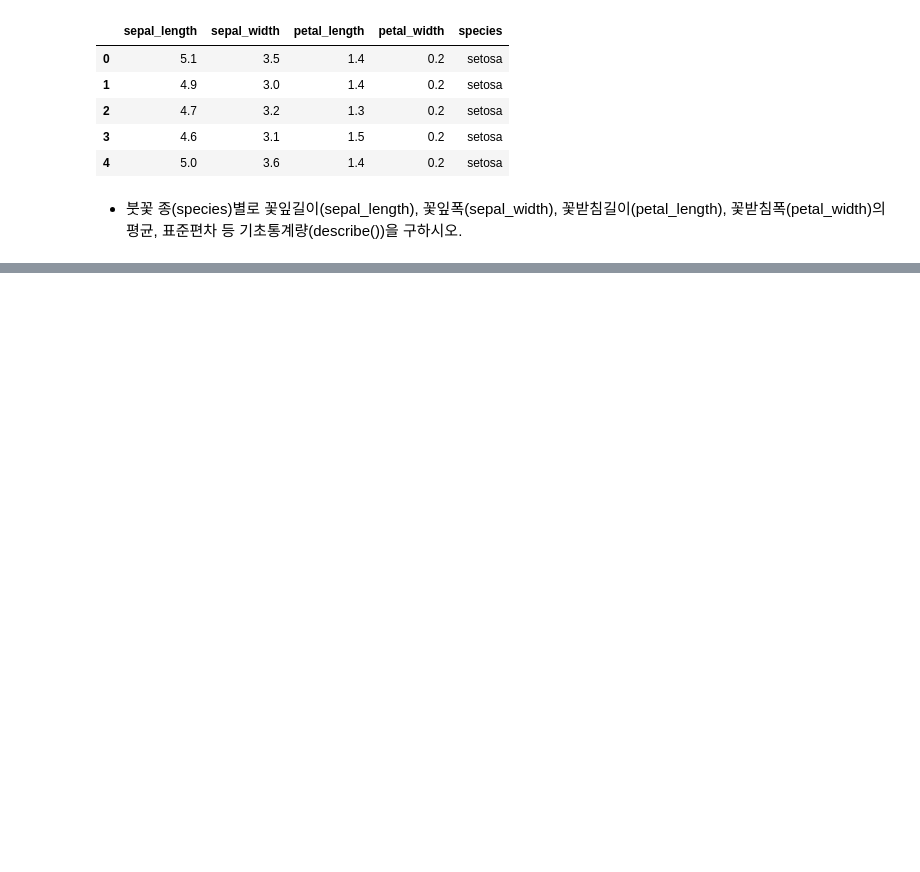
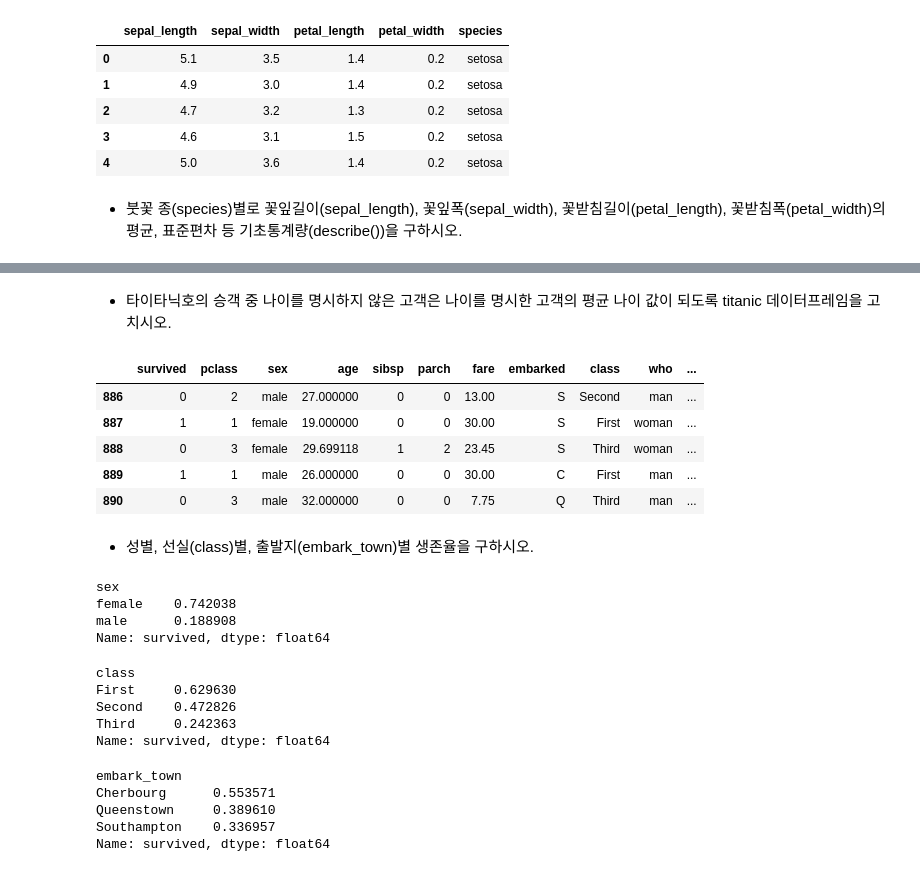
Before and after one commit to Soeui-lee/Data-Analysis-2021.11, a Jupyter notebook: 02.Pandas/pandas 연습문제2.ipynb, the cells around one changed output, grey strips where cells are left out. Cells and saved outputs as stored; diff of their text form; code cells hidden in the pictures; blank space fills up the shorter version.

```diff
--- a/02.Pandas/pandas 연습문제2.ipynb
+++ b/02.Pandas/pandas 연습문제2.ipynb
@@ -22,0 +166,42 @@ iris.head()
+# %% [markdown]
+- 타이타닉호의 승객 중 나이를 명시하지 않은 고객은 나이를 명시한 고객의 평균 나이
+값이 되도록 titanic 데이터프레임을 고치시오.
+# %%
+titanic['age'] = titanic.age.fillna(titanic.age.mean())
+titanic['category1'] = titanic.apply(lambda x : x.sex if x.age >=20 else 'child', axis = 1)
+titanic.tail()
+# %% [output]
+|  | survived | pclass | sex | age | sibsp | parch | fare | embarked | class | who | ... |
+| 886 | 0 | 2 | male | 27.000000 | 0 | 0 | 13.00 | S | Second | man | ... |
+| 887 | 1 | 1 | female | 19.000000 | 0 | 0 | 30.00 | S | First | woman | ... |
+| 888 | 0 | 3 | female | 29.699118 | 1 | 2 | 23.45 | S | Third | woman | ... |
+| 889 | 1 | 1 | male | 26.000000 | 0 | 0 | 30.00 | C | First | man | ... |
+| 890 | 0 | 3 | male | 32.000000 | 0 | 0 | 7.75 | Q | Third | man | ... |
+# %% [markdown]
+- 성별, 선실(class)별, 출발지(embark_town)별 생존율을 구하시오.
+# %%
+# survived의 평균 ---- 생존률
+titanic.groupby('sex')['survived'].mean()
+# %% [output]
+sex
+female    0.742038
+male      0.188908
+Name: survived, dtype: float64
+# %%
+# 선실별
+titanic.groupby('class')['survived'].mean()
+# %% [output]
+class
+First     0.629630
+Second    0.472826
+Third     0.242363
+Name: survived, dtype: float64
+# %%
+# 출발지별
+titanic.groupby('embark_town')['survived'].mean()
+# %% [output]
+embark_town
+Cherbourg      0.553571
+Queenstown     0.389610
+Southampton    0.336957
+Name: survived, dtype: float64
```
Also changed, not shown: parts of 39 cells of this notebook, 10 other files.
